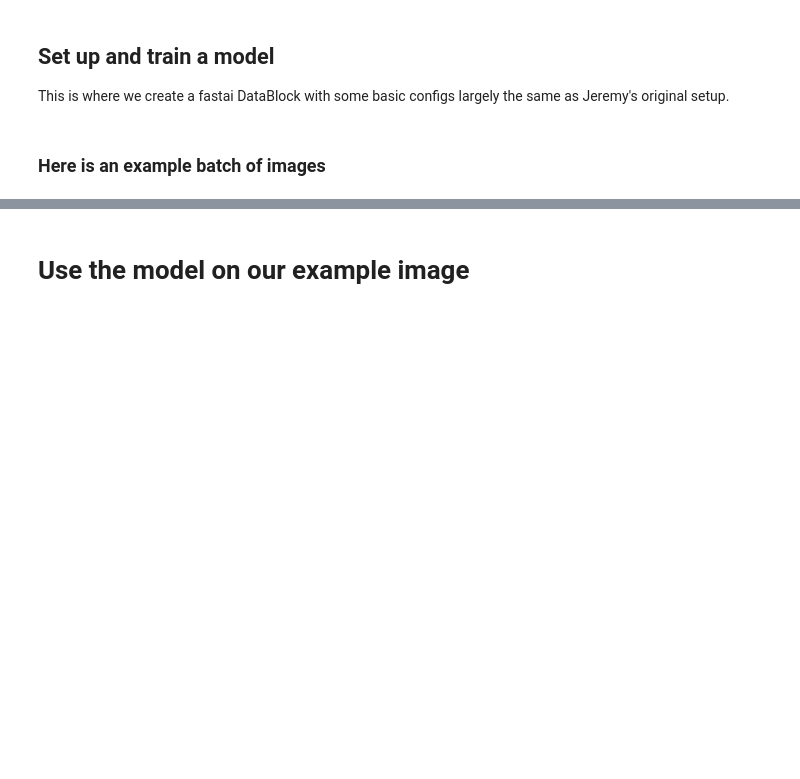
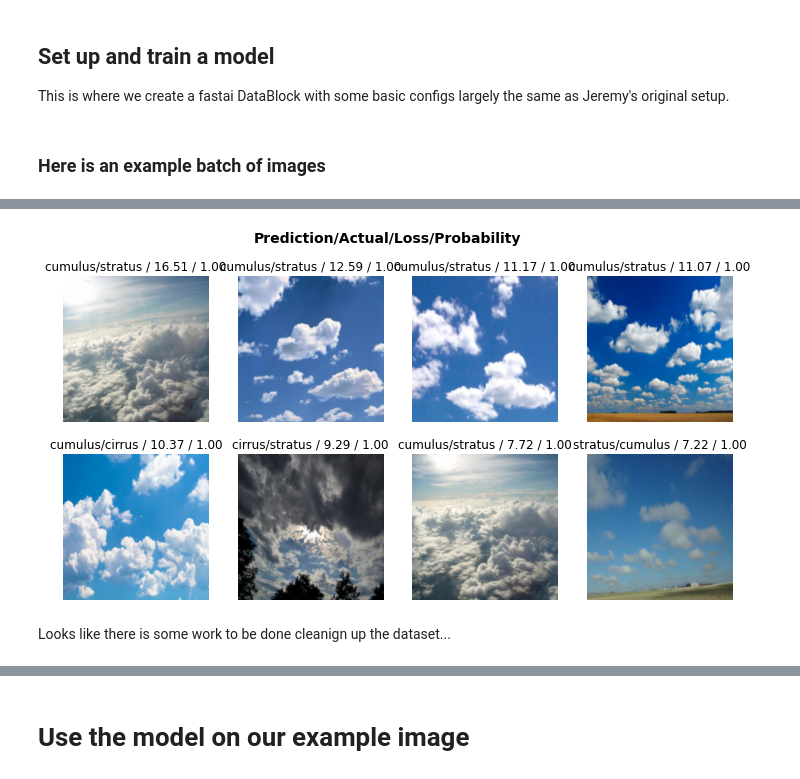
Before and after one commit to RobTheOceanographer/FastClouds, a Jupyter notebook: fastclouds.ipynb, the cells around one changed output, grey strips where cells are left out. Drawn from its saved outputs; the diff is of its cells as text; code cells hidden in the pictures; blank space fills up the shorter version.

```diff
--- a/fastclouds.ipynb
+++ b/fastclouds.ipynb
@@ -137,0 +148,3 @@ The results seem good for not changing much from the example image classifier
+# %%
+interp.plot_top_losses(8, nrows=2)
+# %% [output]
@@ -137,0 +152,3 @@ The results seem good for not changing much from the example image classifier
+[figure, added]
+# %% [markdown]
+Looks like there is some work to be done cleanign up the dataset...
```
Also changed, not shown: parts of 23 cells of this notebook.
